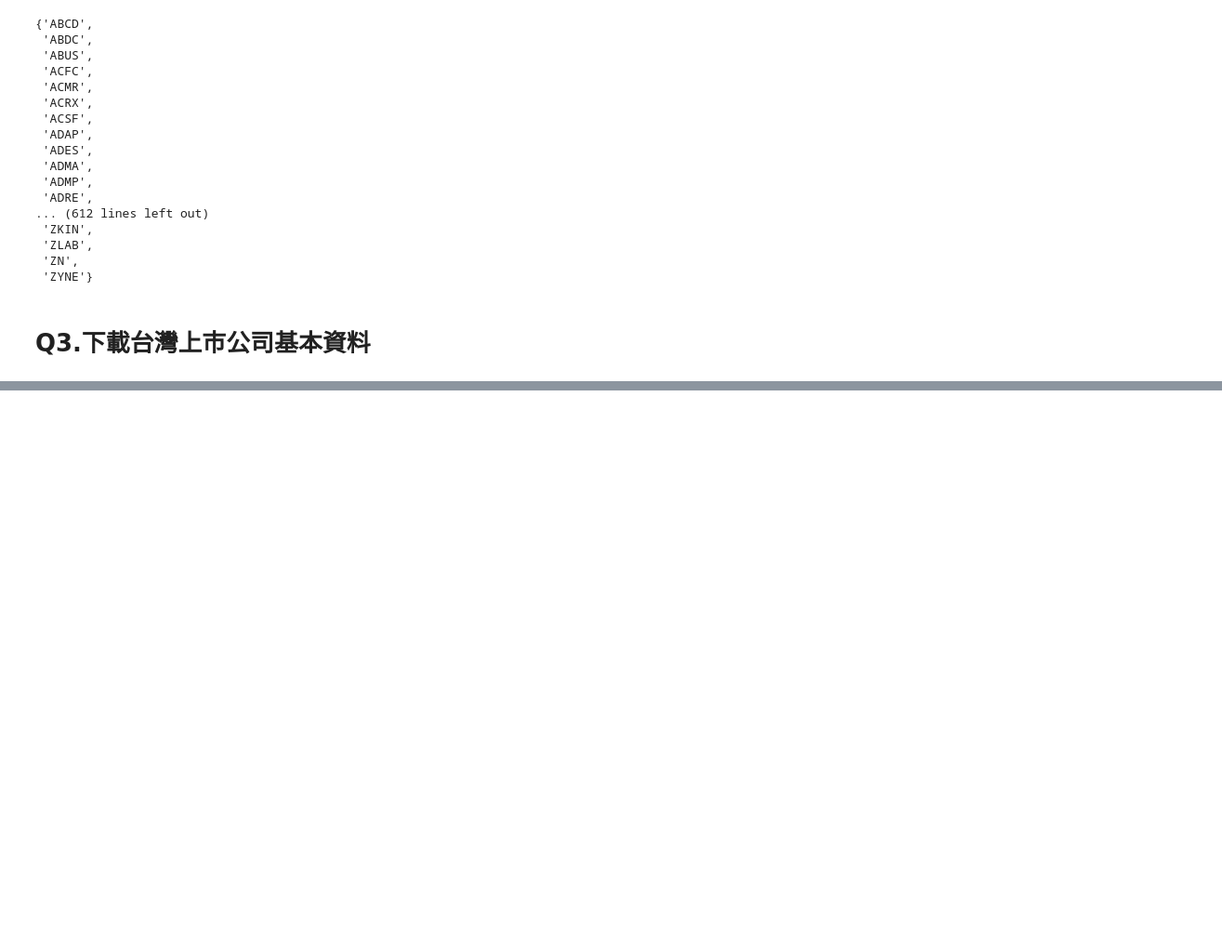
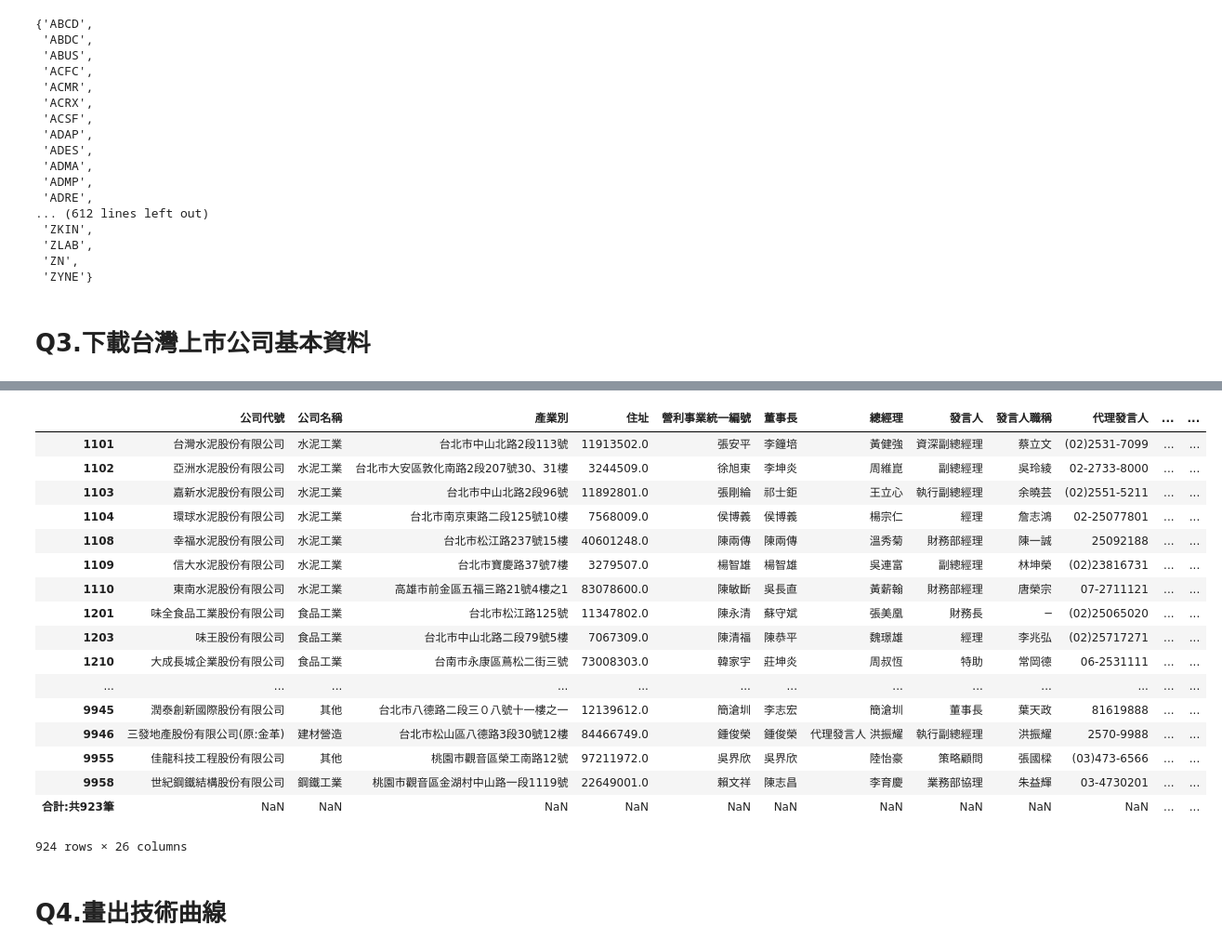
Before and after one commit to yihaulin/2017FM617, a Jupyter notebook: M064810003_quant2017/Midterm/Midterm.ipynb, the cells around one changed output, grey strips where cells are left out. Shown at 93% size. Drawn from its saved outputs; the diff is of its cells as text; code cells hidden in the pictures; blank space fills up the shorter version.

```diff
--- a/M064810003_quant2017/Midterm/Midterm.ipynb
+++ b/M064810003_quant2017/Midterm/Midterm.ipynb
@@ -58,0 +61,4 @@ with open('symbols03.txt', 'w') as f:
+# %%
+r = requests.get("http://dts.twse.com.tw/opendata/t187ap03_L.csv")
+r.encoding = "BIG5"
+data = r.text.split("\r\n")
@@ -58,0 +88,26 @@ with open('symbols03.txt', 'w') as f:
+# %%
+data = StringIO(r.text)
+finaldata = pd.read_csv(data, skiprows=1)
+# %%
+finaldata
+# %% [output]
+|  | 公司代號 | 公司名稱 | 產業別 | 住址 | 營利事業統一編號 | 董事長 | 總經理 | 發言人 | 發言人職稱 | 代理發言人 | ... | ... |
+| 1101 | 台灣水泥股份有限公司 | 水泥工業 | 台北市中山北路2段113號 | 11913502.0 | 張安平 | 李鐘培 | 黃健強 | 資深副總經理 | 蔡立文 | (02)2531-7099 | ... | ... |
+| 1102 | 亞洲水泥股份有限公司 | 水泥工業 | 台北市大安區敦化南路2段207號30、31樓 | 3244509.0 | 徐旭東 | 李坤炎 | 周維崑 | 副總經理 | 吳玲綾 | 02-2733-8000 | ... | ... |
+| 1103 | 嘉新水泥股份有限公司 | 水泥工業 | 台北市中山北路2段96號 | 11892801.0 | 張剛綸 | 祁士鉅 | 王立心 | 執行副總經理 | 余曉芸 | (02)2551-5211 | ... | ... |
+| 1104 | 環球水泥股份有限公司 | 水泥工業 | 台北市南京東路二段125號10樓 | 7568009.0 | 侯博義 | 侯博義 | 楊宗仁 | 經理 | 詹志鴻 | 02-25077801 | ... | ... |
+| 1108 | 幸福水泥股份有限公司 | 水泥工業 | 台北市松江路237號15樓 | 40601248.0 | 陳兩傳 | 陳兩傳 | 溫秀菊 | 財務部經理 | 陳一誠 | 25092188 | ... | ... |
+| 1109 | 信大水泥股份有限公司 | 水泥工業 | 台北市寶慶路37號7樓 | 3279507.0 | 楊智雄 | 楊智雄 | 吳連富 | 副總經理 | 林坤榮 | (02)23816731 | ... | ... |
+| 1110 | 東南水泥股份有限公司 | 水泥工業 | 高雄市前金區五福三路21號4樓之1 | 83078600.0 | 陳敏斷 | 吳長直 | 黃薪翰 | 財務部經理 | 唐榮宗 | 07-2711121 | ... | ... |
+| 1201 | 味全食品工業股份有限公司 | 食品工業 | 台北市松江路125號 | 11347802.0 | 陳永清 | 蘇守斌 | 張美凰 | 財務長 | ─ | (02)25065020 | ... | ... |
+| 1203 | 味王股份有限公司 | 食品工業 | 台北市中山北路二段79號5樓 | 7067309.0 | 陳清福 | 陳恭平 | 魏璟雄 | 經理 | 李兆弘 | (02)25717271 | ... | ... |
+| 1210 | 大成長城企業股份有限公司 | 食品工業 | 台南市永康區蔦松二街三號 | 73008303.0 | 韓家宇 | 莊坤炎 | 周叔恆 | 特助 | 常岡德 | 06-2531111 | ... | ... |
+| ... | ... | ... | ... | ... | ... | ... | ... | ... | ... | ... | ... | ... |
+| 9945 | 潤泰創新國際股份有限公司 | 其他 | 台北市八德路二段三０八號十一樓之一 | 12139612.0 | 簡滄圳 | 李志宏 | 簡滄圳 | 董事長 | 葉天政 | 81619888 | ... | ... |
+| 9946 | 三發地產股份有限公司(原:金革) | 建材營造 | 台北市松山區八德路3段30號12樓 | 84466749.0 | 鍾俊榮 | 鍾俊榮 | 代理發言人 洪振耀 | 執行副總經理 | 洪振耀 | 2570-9988 | ... | ... |
+| 9955 | 佳龍科技工程股份有限公司 | 其他 | 桃園市觀音區榮工南路12號 | 97211972.0 | 吳界欣 | 吳界欣 | 陸怡豪 | 策略顧問 | 張國樑 | (03)473-6566 | ... | ... |
+| 9958 | 世紀鋼鐵結構股份有限公司 | 鋼鐵工業 | 桃園市觀音區金湖村中山路一段1119號 | 22649001.0 | 賴文祥 | 陳志昌 | 李育慶 | 業務部協理 | 朱益輝 | 03-4730201 | ... | ... |
+| 合計:共923筆 | NaN | NaN | NaN | NaN | NaN | NaN | NaN | NaN | NaN | NaN | ... | ... |
+924 rows × 26 columns
+# %% [markdown]
+# Q4.畫出技術曲線
```
Also changed, not shown: parts of 3 cells of this notebook.
